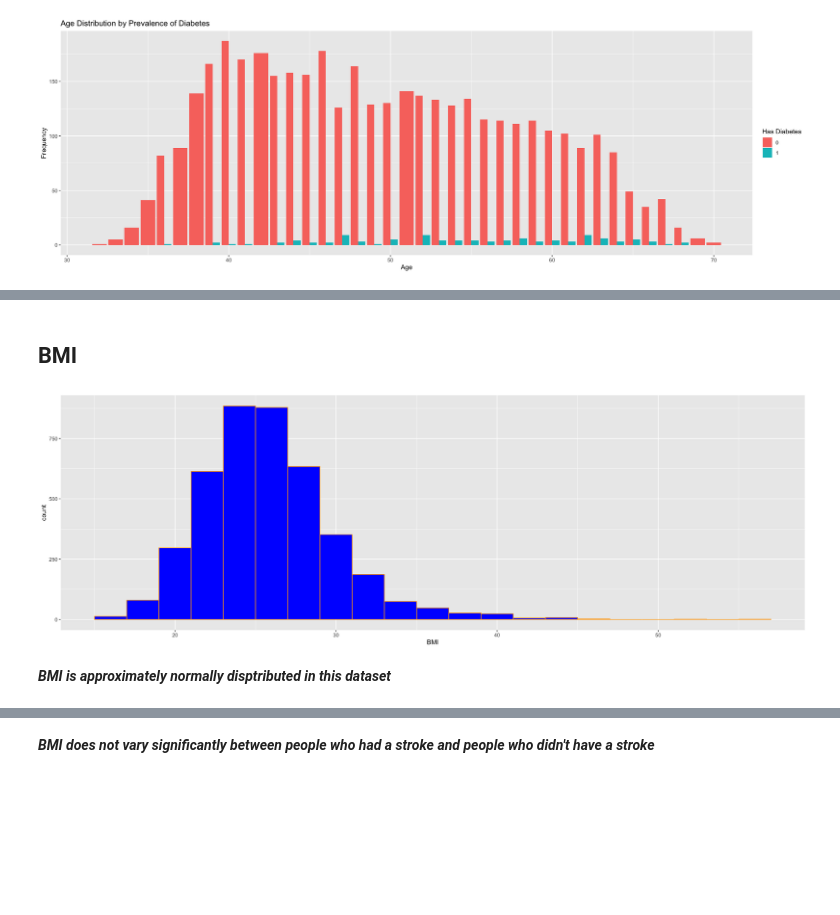
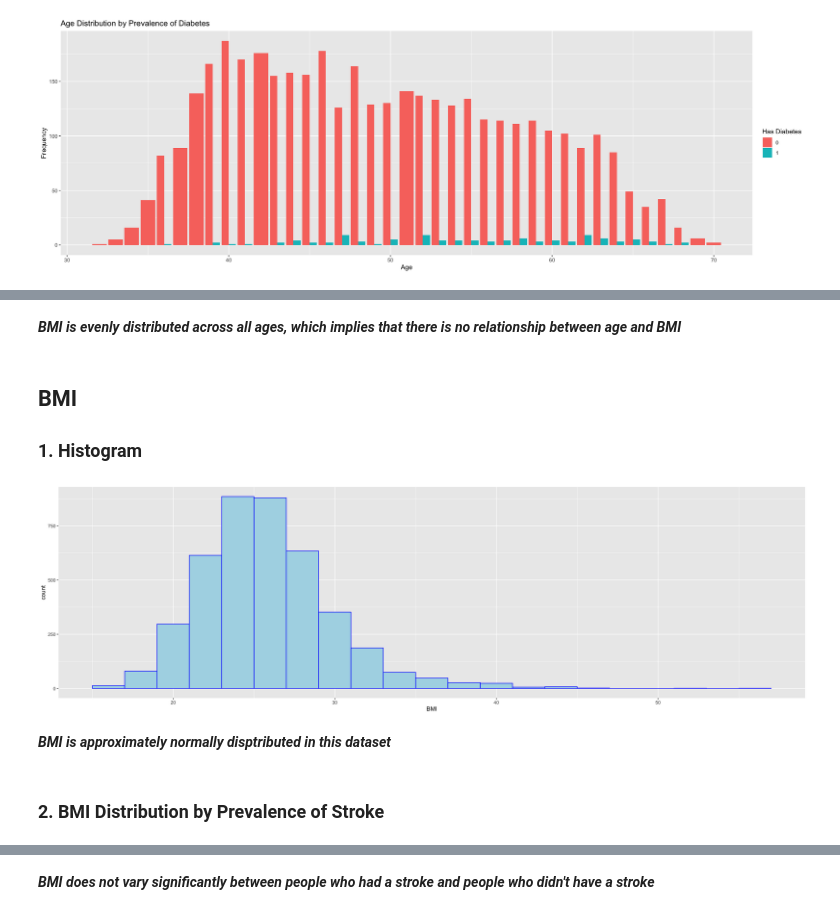
Before and after one commit to sccatalina/FinalProject, a Jupyter notebook: FraminghamK/FraminghamK.R.ipynb, the cells around one changed output, grey strips where cells are left out. Cells and saved outputs as stored; diff of their text form; code cells hidden in the pictures; blank space fills up the shorter version.

```diff
--- a/FraminghamK/FraminghamK.R.ipynb
+++ b/FraminghamK/FraminghamK.R.ipynb
@@ -91,9 +126,15 @@ ggplot(data = kgheart) + geom_bar(mapping = aes(x = age, fill = as.factor(diabet
+# %% [markdown]
+__*BMI is evenly distributed across all ages, which implies that there is no relationship between age and BMI*__
 # %% [markdown]
 ## BMI
+
+### 1. Histogram
 # %%
-ggplot(data = kgheart, aes(x = BMI)) + geom_histogram(binwidth = 2, fill='blue', color = "orange")
+ggplot(data = kgheart, aes(x = BMI)) + geom_histogram(binwidth = 2, fill='lightblue', color = "blue")
 # %% [output]
-[figure, old version]
+[figure, new version]
 # %% [markdown]
 **_BMI is approximately normally disptributed in this dataset_**
+# %% [markdown]
+### 2. BMI Distribution by Prevalence of Stroke
 # %%
```
Also changed, not shown: parts of 22 cells of this notebook.
